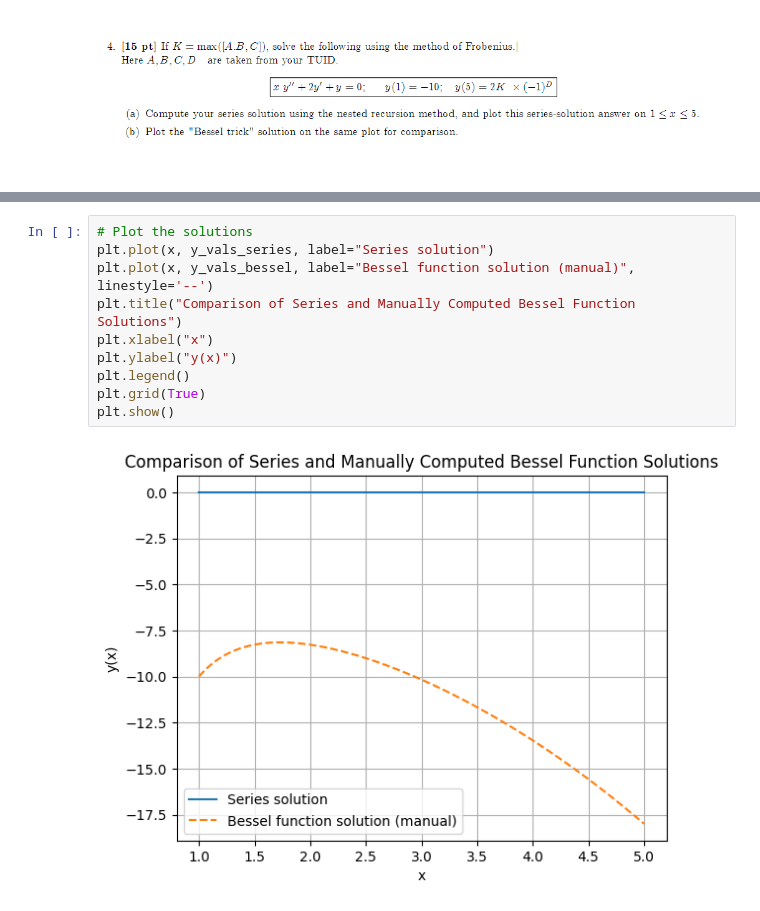
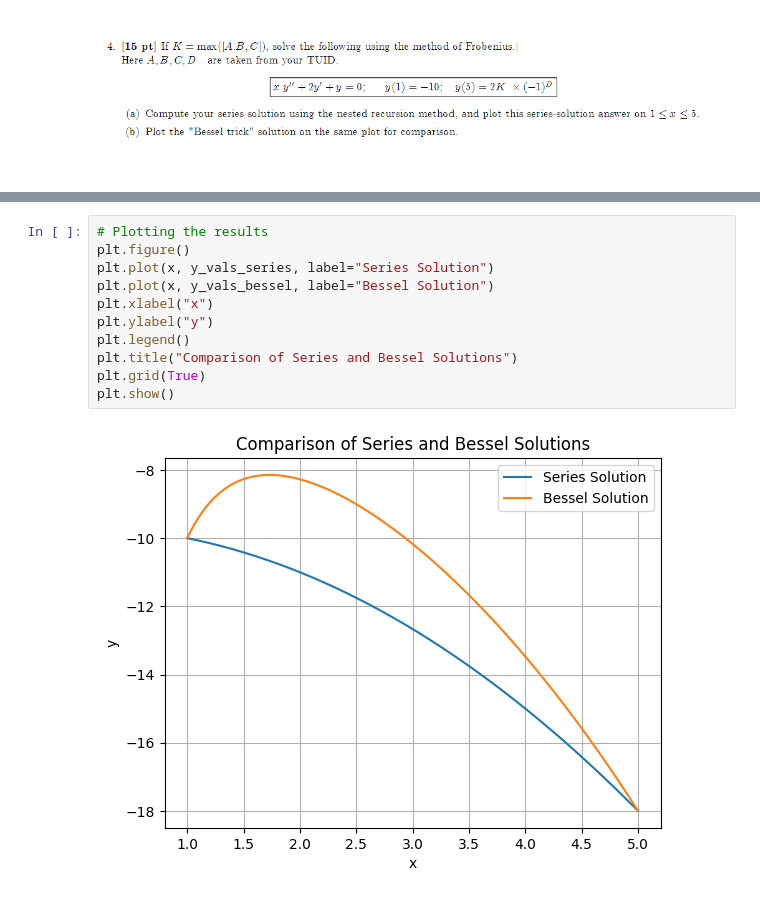
Before and after one commit to aqsnyder/eng_math, a Jupyter notebook: ps_1/problem_4.ipynb, the cells around one changed output, grey strips where cells are left out. Drawn from its saved outputs; the diff is of its cells as text.

```diff
--- a/ps_1/problem_4.ipynb
+++ b/ps_1/problem_4.ipynb
@@ -48,14 +66,15 @@ x = np.linspace(1, 5, 400)
 y_vals_series = [series(val) for val in x]
 y_vals_bessel = [bessel_trick(val) for val in x]
 # %%
-# Plot the solutions
-plt.plot(x, y_vals_series, label="Series solution")
-plt.plot(x, y_vals_bessel, label="Bessel function solution (manual)", linestyle='--')
-plt.title("Comparison of Series and Manually Computed Bessel Function Solutions")
+# Plotting the results
+plt.figure()
+plt.plot(x, y_vals_series, label="Series Solution")
+plt.plot(x, y_vals_bessel, label="Bessel Solution")
 plt.xlabel("x")
-plt.ylabel("y(x)")
+plt.ylabel("y")
 plt.legend()
+plt.title("Comparison of Series and Bessel Solutions")
 plt.grid(True)
 plt.show()
 # %% [output]
-[figure, old version]
+[figure, new version]
```
Also changed, not shown: parts of 2 cells of this notebook, 3 other files.
